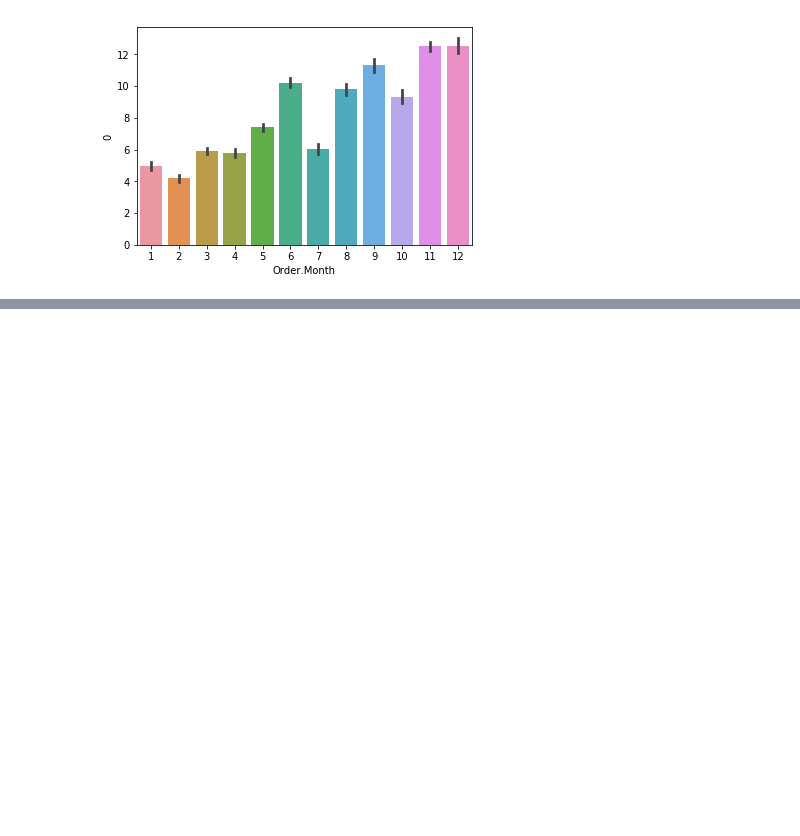
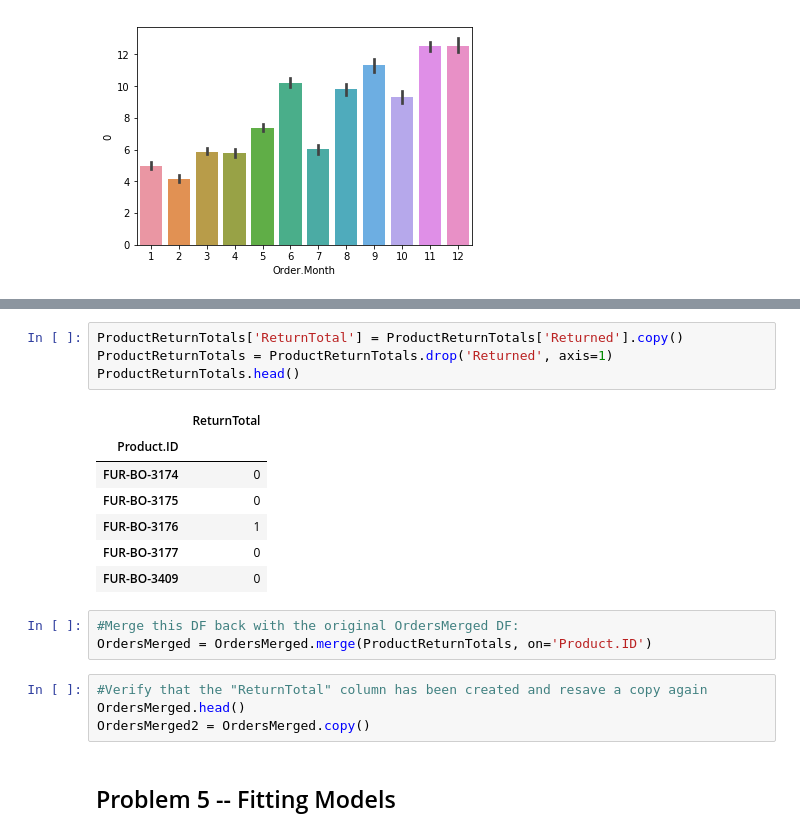
Before and after one commit to cchen17/machine-learning_house-prices, a Jupyter notebook: dave/machine_learning_lab/MachineLearningLab_DavidCorrigan.ipynb, the cells around one changed output, grey strips where cells are left out. Saved outputs shown, nothing was run; the diff lists cells and outputs as text; blank space fills up the shorter version.

```diff
--- a/dave/MachineLearningLab_DavidCorrigan.ipynb
+++ b/dave/machine_learning_lab/MachineLearningLab_DavidCorrigan.ipynb
@@ -121,0 +372,21 @@ orders3.head()
+# %%
+ProductReturnTotals['ReturnTotal'] = ProductReturnTotals['Returned'].copy()
+ProductReturnTotals = ProductReturnTotals.drop('Returned', axis=1)
+ProductReturnTotals.head()
+# %% [output]
+|  | ReturnTotal |
+| Product.ID |  |
+| FUR-BO-3174 | 0 |
+| FUR-BO-3175 | 0 |
+| FUR-BO-3176 | 1 |
+| FUR-BO-3177 | 0 |
+| FUR-BO-3409 | 0 |
+# %%
+#Merge this DF back with the original OrdersMerged DF:
+OrdersMerged = OrdersMerged.merge(ProductReturnTotals, on='Product.ID')
+# %%
+#Verify that the "ReturnTotal" column has been created and resave a copy again
+OrdersMerged.head()
+OrdersMerged2 = OrdersMerged.copy()
+# %% [markdown]
+## Problem 5 -- Fitting Models
```
Also changed, not shown: parts of 43 cells of this notebook, 2 other files.
